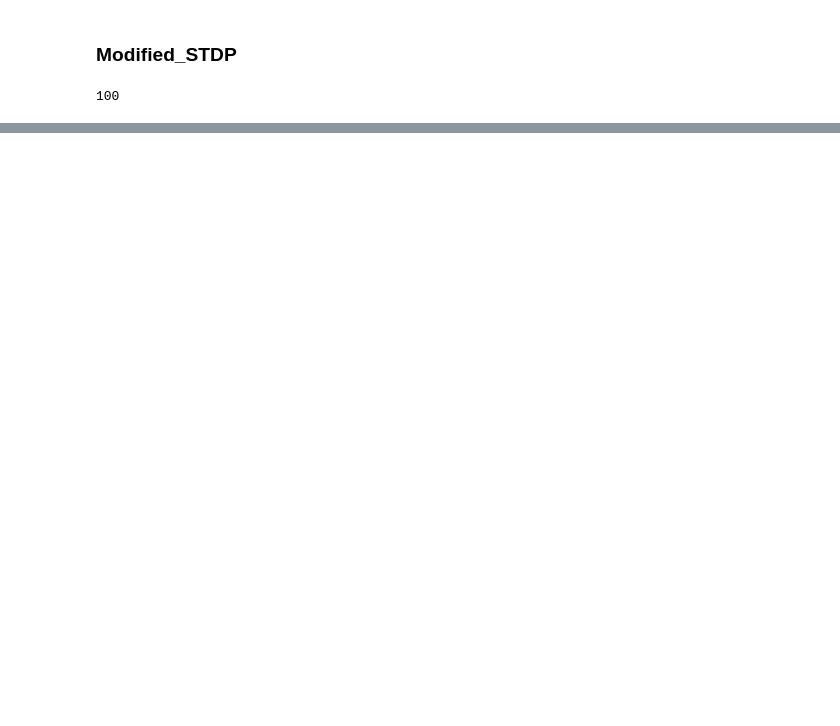
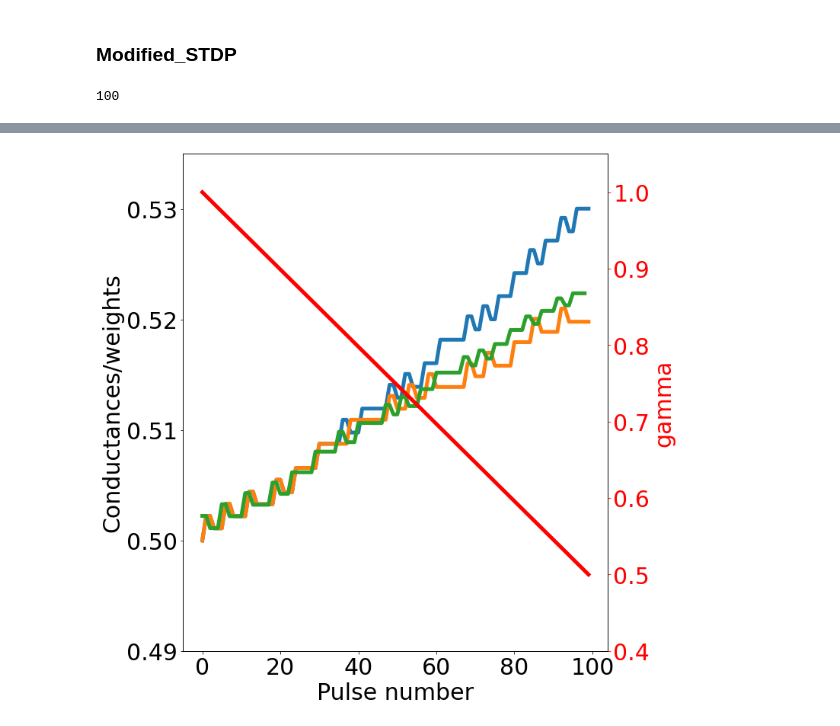
Before and after one commit to ChrizZhuang/Adaptive_SRNN_memtransistor, a Jupyter notebook: ALIF_memtransistors.ipynb, the cells around one changed output, grey strips where cells are left out. Saved outputs shown, nothing was run; the diff lists cells and outputs as text; code cells hidden in the pictures; blank space fills up the shorter version.

```diff
--- a/ALIF_memtransistors.ipynb
+++ b/ALIF_memtransistors.ipynb
@@ -304,0 +274,24 @@ c:\Users\zxddd\anaconda3\lib\site-packages\pytesseract\__init__.py
+# %%
+ratios = np.linspace(1, 0.5, 100)
+
+plt.figure(figsize=(10,12))
+ax1 = plt.subplot()
+l1, = ax1.plot(np.arange(0,len(w_in_history_LIF), 1, dtype=int), w_in_history_LIF, linewidth = 5, label = 'LIF + STDP')
+l1, = ax1.plot(np.arange(0,len(w_in_history), 1, dtype=int), w_in_history, linewidth = 5, label = 'ALIF + STDP')
+l1, = ax1.plot(np.arange(0,len(w_in_history_LIF_modified), 1, dtype=int), w_in_history_LIF_modified, linewidth = 5, label = 'LIF + aSTDP')
+ax1.set_ylabel('Conductances/weights', fontsize = 30)
+ax1.set_xlabel('Pulse number', fontsize = 30)
+ax1.tick_params(labelsize=30)
+ax1.set_ylim(0.49, 0.535)
+ax2 = ax1.twinx()
+l2, = ax2.plot(ratios, color='red', linewidth = 5, label='gamma')
+#l2, = ax2.plot(x, stats.norm.pdf(x, mu, sigma), color='blue', label='noise')
+ax2.yaxis.label.set_color('red')
+ax2.yaxis.label.set_color('red')
+ax2.tick_params(axis='y', colors='red', labelsize=30)
+ax2.set_ylabel('gamma', fontsize = 30)
+ax2.set_ylim(0.4, 1.05)
+#plt.legend(l2,  "gamma", fontsize=10)
+plt.show()
+# %% [output]
+[figure, added]
```
Also changed, not shown: parts of 11 cells of this notebook, 1 other file.
